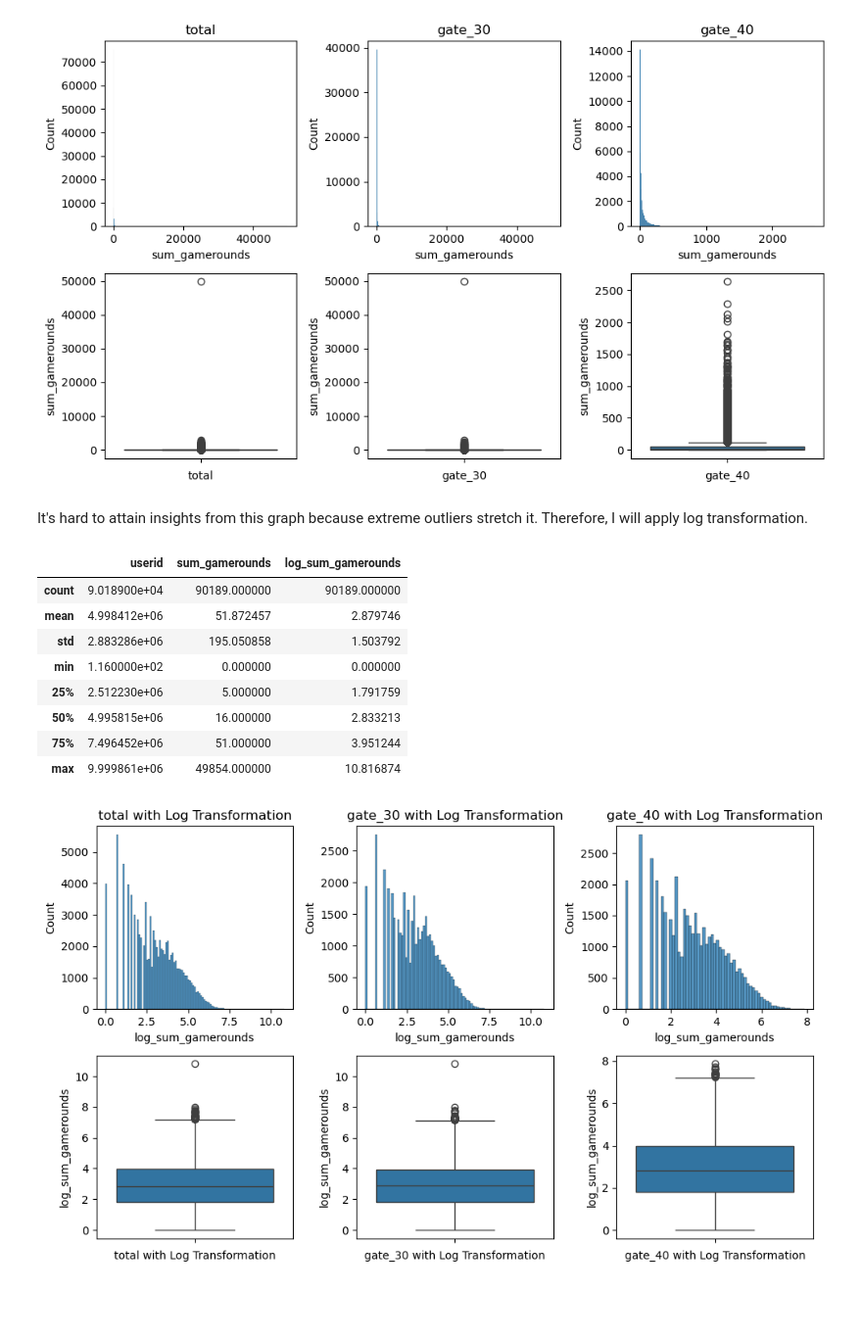
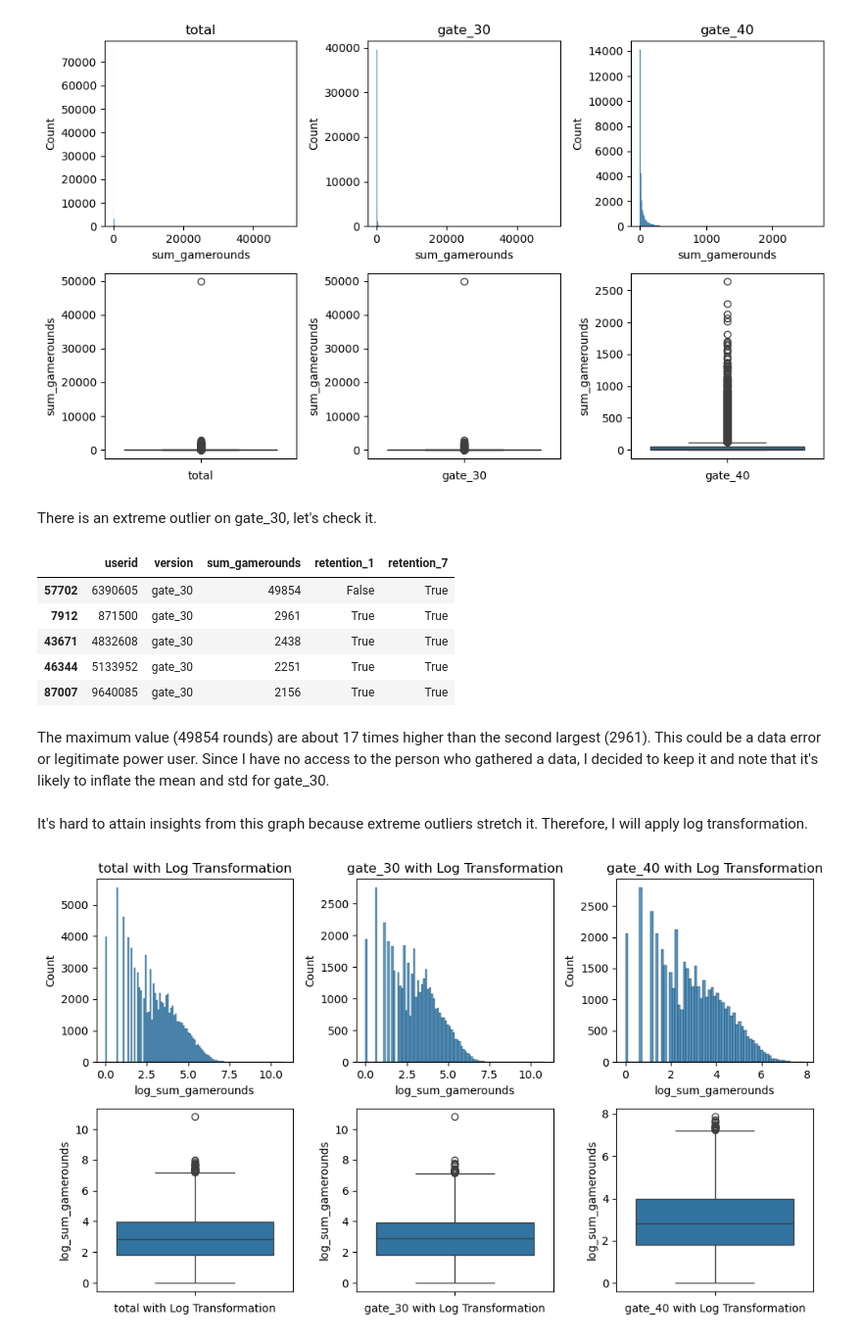
Before and after one commit to Itaru2018/Cookie_cats, a Jupyter notebook: notebook/cookie_cats.ipynb, the cells around one changed output. Shown at 98% size. Cells and saved outputs as stored; diff of their text form; code cells hidden in the pictures; blank space fills up the shorter version.

```diff
--- a/notebook/cookie_cats.ipynb
+++ b/notebook/cookie_cats.ipynb
@@ -100,5 +163,23 @@ plt.tight_layout()
 plt.show()
 # %% [output]
 [figure]
+# %% [markdown]
+There is an extreme outlier on gate_30, let's check it.
+# %%
+# Get the 5 largest values
+df_outlier = df.loc[df['version']=='gate_30', :].sort_values('sum_gamerounds', ascending=False).head(5)
+df_outlier
+# %% [output]
+|  | userid | version | sum_gamerounds | retention_1 | retention_7 |
+| 57702 | 6390605 | gate_30 | 49854 | False | True |
+| 7912 | 871500 | gate_30 | 2961 | True | True |
+| 43671 | 4832608 | gate_30 | 2438 | True | True |
+| 46344 | 5133952 | gate_30 | 2251 | True | True |
+| 87007 | 9640085 | gate_30 | 2156 | True | True |
+# %% [markdown]
+The maximum value (49854 rounds) are about 17 times higher than the second largest (2961).
+This could be a data error or legitimate power user.
+Since I have no access to the person who gathered a data, I decided to keep it and note that
+it's likely to inflate the mean and std for gate_30.
 # %% [markdown]
 It's hard to attain insights from this graph because extreme outliers stretch it. Therefore, I will apply log transformation.
@@ -111,17 +194,6 @@ df_log = df.copy()
 df_log['log_sum_gamerounds'] = np.log1p(df_log['sum_gamerounds'])
 
 # Check the transformation
-df_log.describe()
-# %% [output]
-|  | userid | sum_gamerounds | log_sum_gamerounds |
-| count | 9.018900e+04 | 90189.000000 | 90189.000000 |
-| mean | 4.998412e+06 | 51.872457 | 2.879746 |
-| std | 2.883286e+06 | 195.050858 | 1.503792 |
-| min | 1.160000e+02 | 0.000000 | 0.000000 |
-| 25% | 2.512230e+06 | 5.000000 | 1.791759 |
-| 50% | 4.995815e+06 | 16.000000 | 2.833213 |
-| 75% | 7.496452e+06 | 51.000000 | 3.951244 |
-| max | 9.999861e+06 | 49854.000000 | 10.816874 |
 # %%
 # Draw boxplots and histgrams of `sum_gamerounds` in the following 3 categories
 # Entire dataset, gate_30 and gate_40
```
Also changed, not shown: parts of 7 cells of this notebook.
